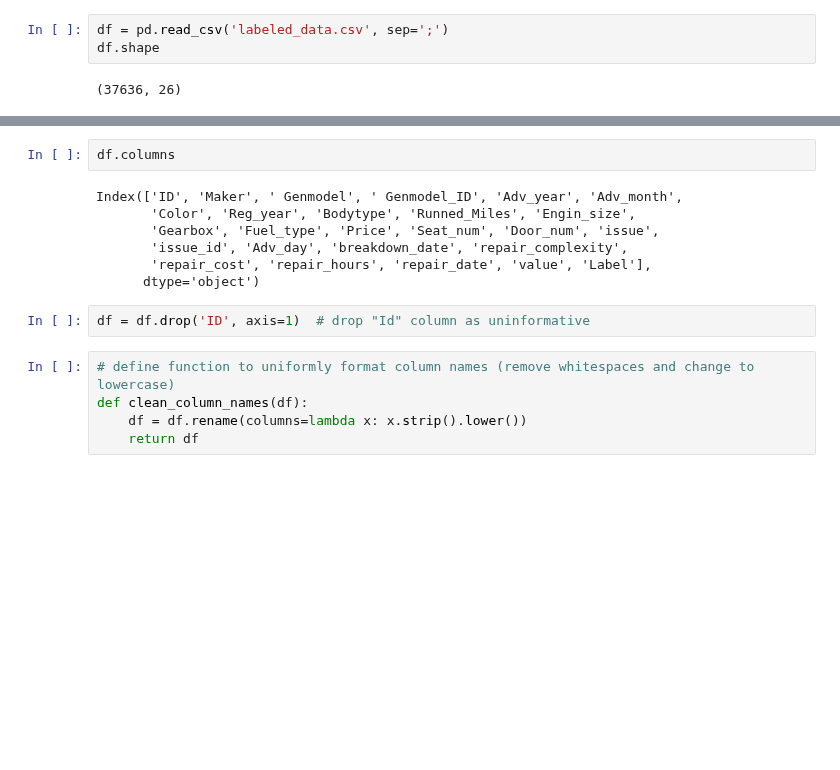
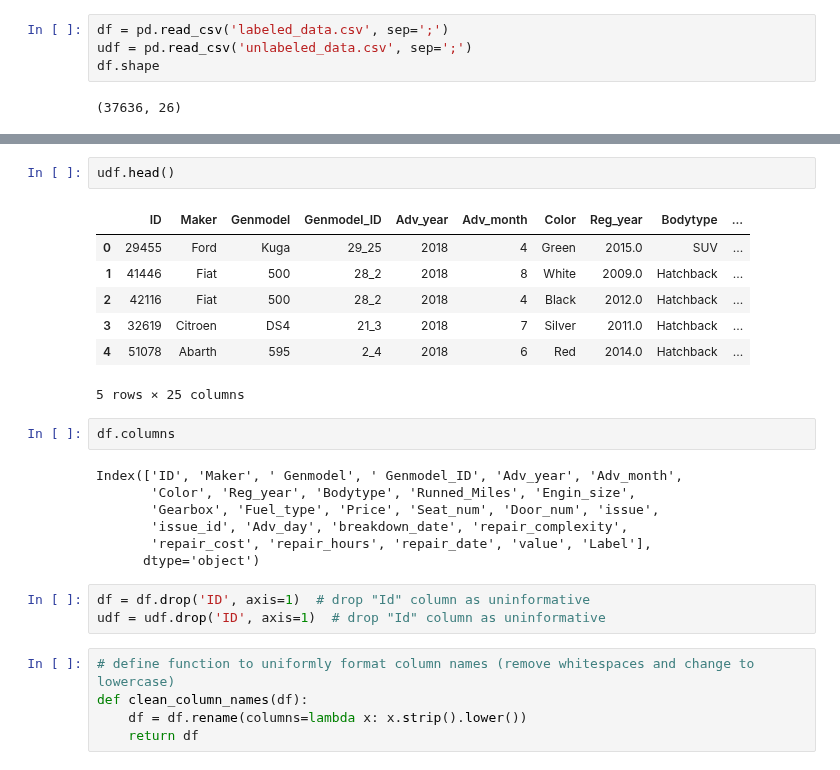
Before and after one commit to sergiimakhin/Redi, a Jupyter notebook: ClassificationChallenge/binary_classification.ipynb, the cells around one changed output, grey strips where cells are left out. Cells and saved outputs as stored; diff of their text form; blank space fills up the shorter version.

```diff
--- a/ClassificationChallenge/binary_classification.ipynb
+++ b/ClassificationChallenge/binary_classification.ipynb
@@ -5,6 +5,7 @@ import matplotlib.pyplot as plt
 import seaborn as sns
 # %%
 df = pd.read_csv('labeled_data.csv', sep=';')
+udf = pd.read_csv('unlabeled_data.csv', sep=';')
 df.shape
 # %% [output]
 (37636, 26)
@@ -11,3 +22,13 @@ df.shape
+# %%
+udf.head()
+# %% [output]
+|  | ID | Maker | Genmodel | Genmodel_ID | Adv_year | Adv_month | Color | Reg_year | Bodytype | ... |
+| 0 | 29455 | Ford | Kuga | 29_25 | 2018 | 4 | Green | 2015.0 | SUV | ... |
+| 1 | 41446 | Fiat | 500 | 28_2 | 2018 | 8 | White | 2009.0 | Hatchback | ... |
+| 2 | 42116 | Fiat | 500 | 28_2 | 2018 | 4 | Black | 2012.0 | Hatchback | ... |
+| 3 | 32619 | Citroen | DS4 | 21_3 | 2018 | 7 | Silver | 2011.0 | Hatchback | ... |
+| 4 | 51078 | Abarth | 595 | 2_4 | 2018 | 6 | Red | 2014.0 | Hatchback | ... |
+5 rows × 25 columns
 # %%
 df.columns
 # %% [output]
@@ -19,6 +40,7 @@ Index(['ID', 'Maker', ' Genmodel', ' Genmodel_ID', 'Adv_year', 'Adv_month',
       dtype='object')
 # %%
 df = df.drop('ID', axis=1)  # drop "Id" column as uninformative
+udf = udf.drop('ID', axis=1)  # drop "Id" column as uninformative
 # %%
 # define function to uniformly format column names (remove whitespaces and change to lowercase)
 def clean_column_names(df):
```
Also changed, not shown: parts of 78 cells of this notebook, 1 other file.
